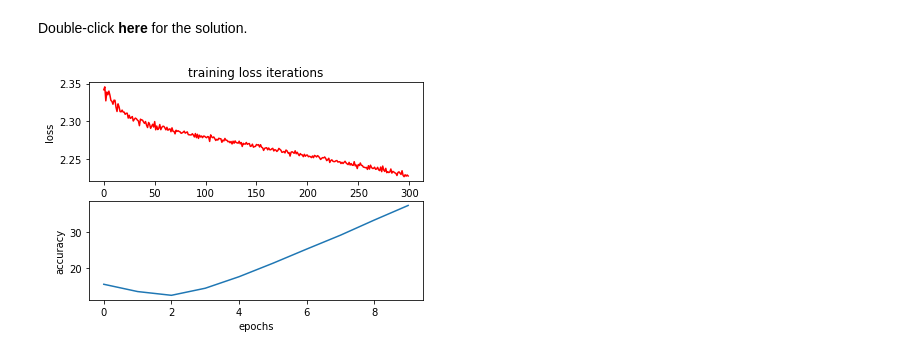
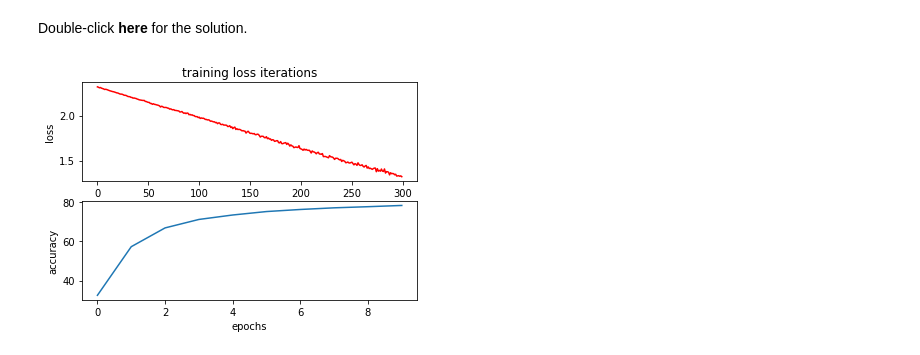
Before and after one commit to ramkumarr02/PyTorch-Basics, a Jupyter notebook: PyTorch_Basics.ipynb, the cells around one changed output. Saved outputs shown, nothing was run; the diff lists cells and outputs as text; code cells hidden in the pictures.

```diff
--- a/PyTorch_Basics.ipynb
+++ b/PyTorch_Basics.ipynb
@@ -1579,19 +1584,19 @@ plot_accuracy_loss(training_results)
 # %%
 input_dim = 28 * 28
 hidden_dim = 100
 output_dim = 10
 
 model = torch.nn.Sequential(
     torch.nn.Linear(input_dim, hidden_dim),
-    torch.nn.Sigmoid(),
+    torch.nn.Tanh(),
     torch.nn.Linear(hidden_dim, output_dim),
 )
 learning_rate = 0.01
 optimizer = torch.optim.SGD(model.parameters(), lr = learning_rate)
 training_results = train(model, criterion, train_loader, validation_loader, optimizer, epochs = 10)
 plot_accuracy_loss(training_results)
 # %% [output]
-[figure, old version]
+[figure, new version]
 # %%
 training_results['validation_accuracy']
 # %% [output]
```
Also changed, not shown: parts of 10 cells of this notebook.
